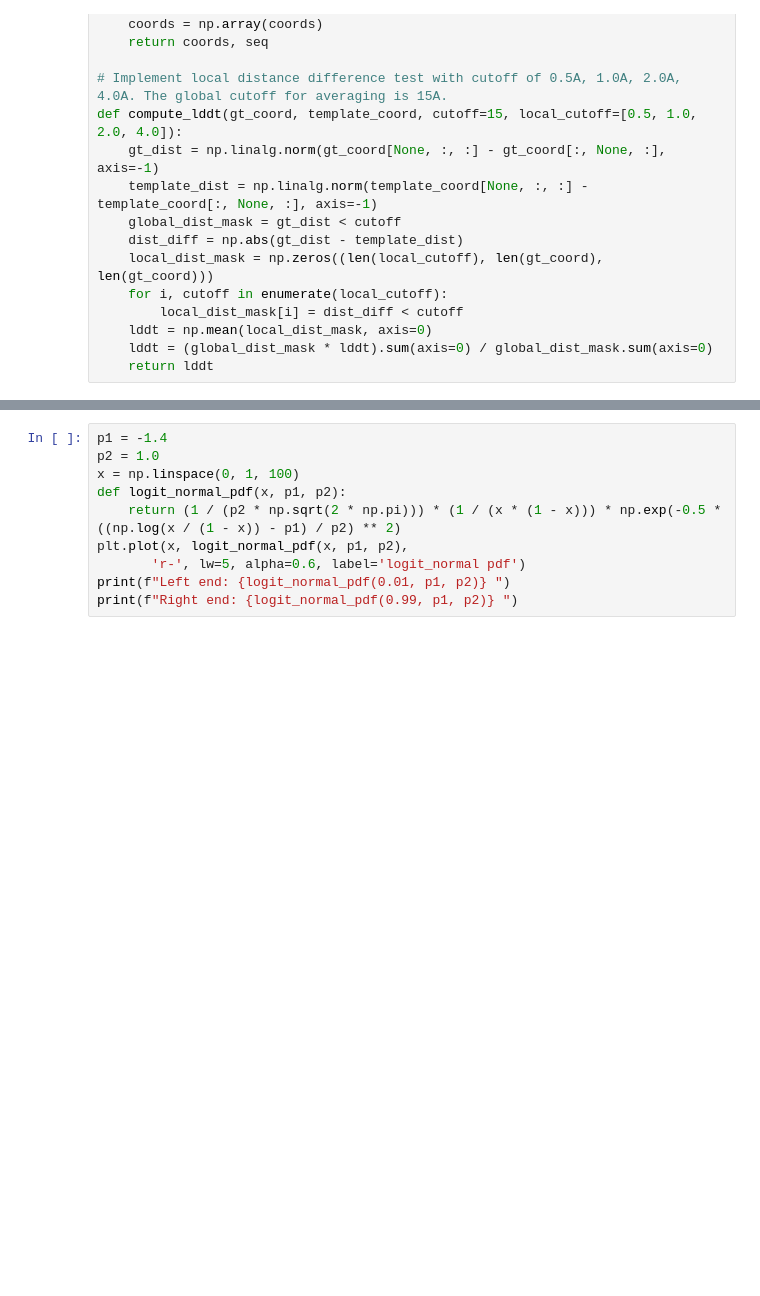
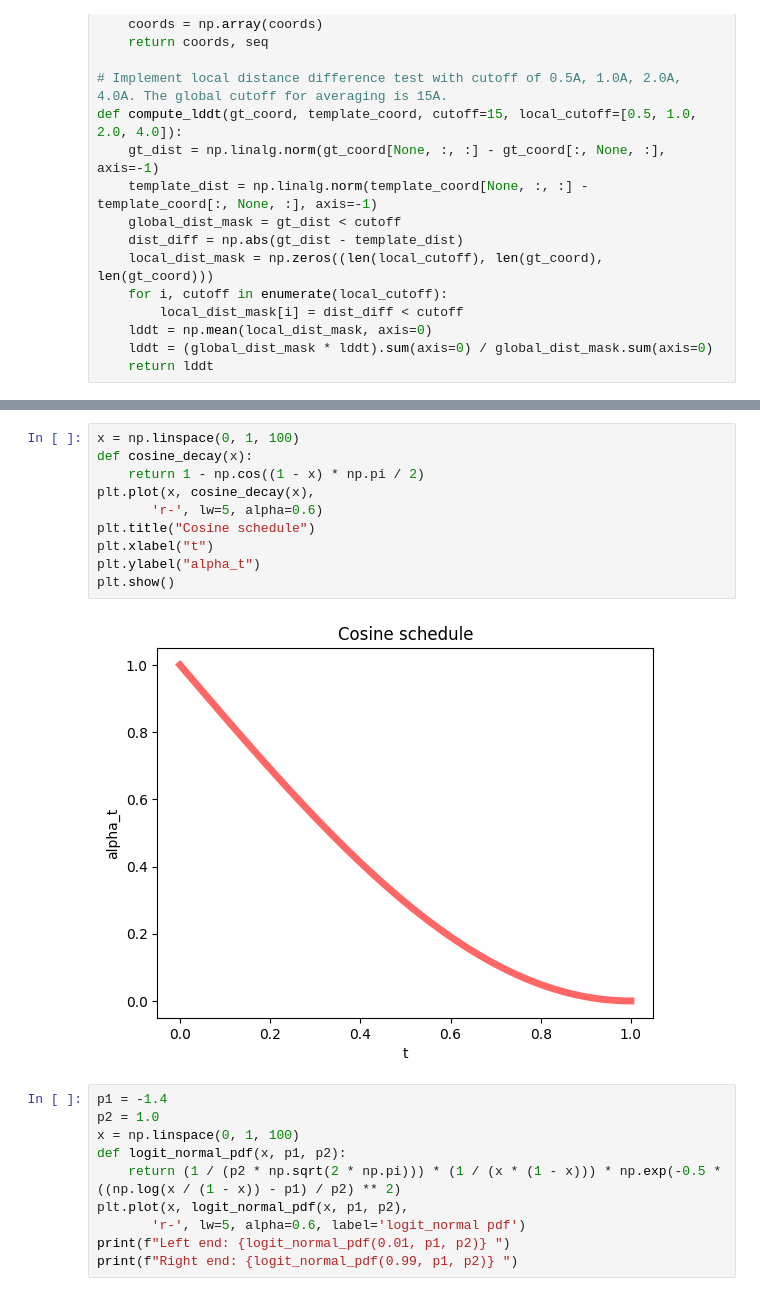
Before and after one commit to Yuwan3154/proteina, a Jupyter notebook: proteina.ipynb, the cells around one changed output, grey strips where cells are left out. Saved outputs shown, nothing was run; the diff lists cells and outputs as text; blank space fills up the shorter version.

```diff
--- a/proteina.ipynb
+++ b/proteina.ipynb
@@ -64,3 +79,15 @@ def compute_lddt(gt_coord, template_coord, cutoff=15, local_cutoff=[0.5, 1.0, 2.
+# %%
+x = np.linspace(0, 1, 100)
+def cosine_decay(x):
+    return 1 - np.cos((1 - x) * np.pi / 2)
+plt.plot(x, cosine_decay(x),
+       'r-', lw=5, alpha=0.6)
+plt.title("Cosine schedule")
+plt.xlabel("t")
+plt.ylabel("alpha_t")
+plt.show()
+# %% [output]
+[figure, added]
 # %%
 p1 = -1.4
 p2 = 1.0
```
Also changed, not shown: parts of 1 cell of this notebook, 8 other files.
